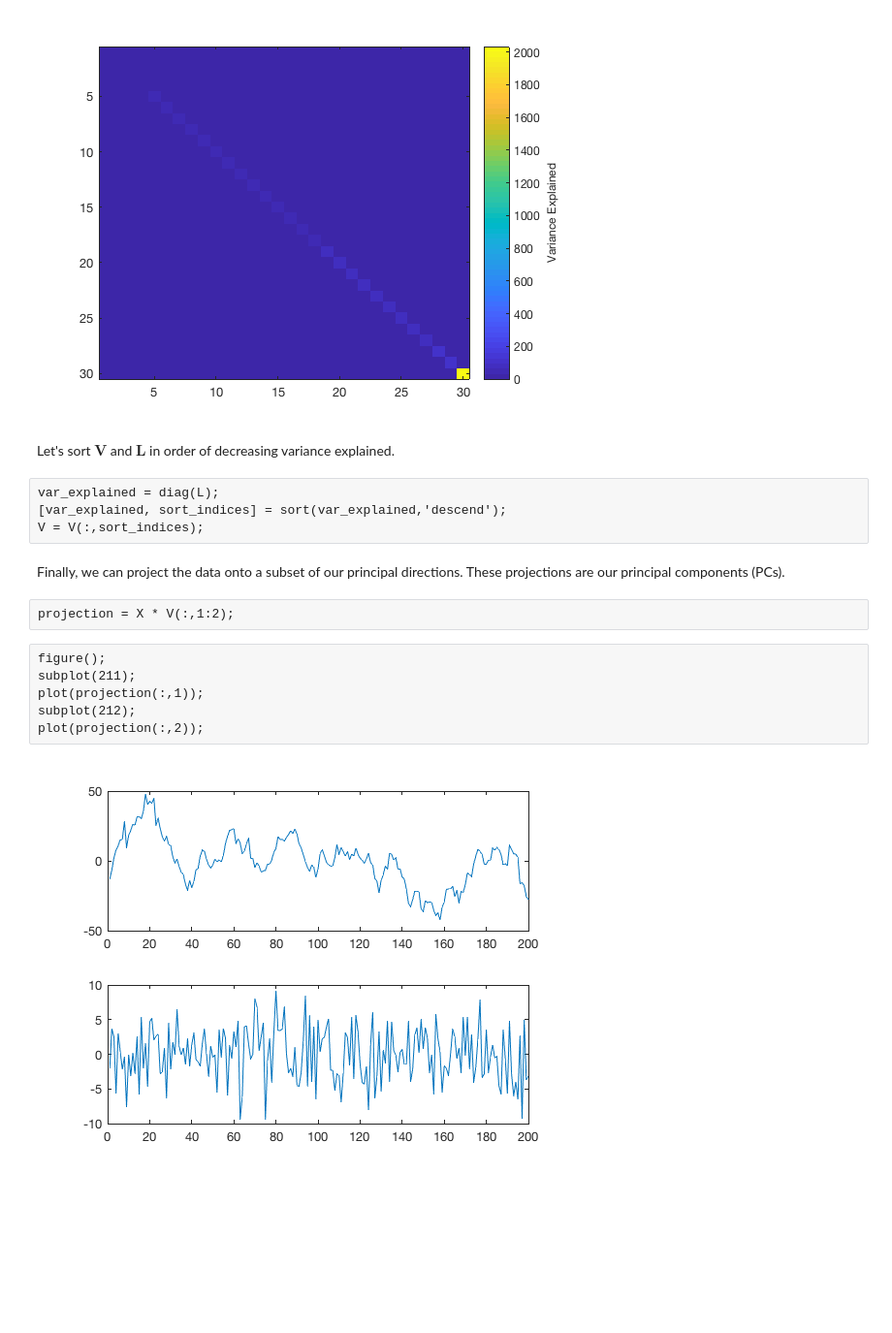
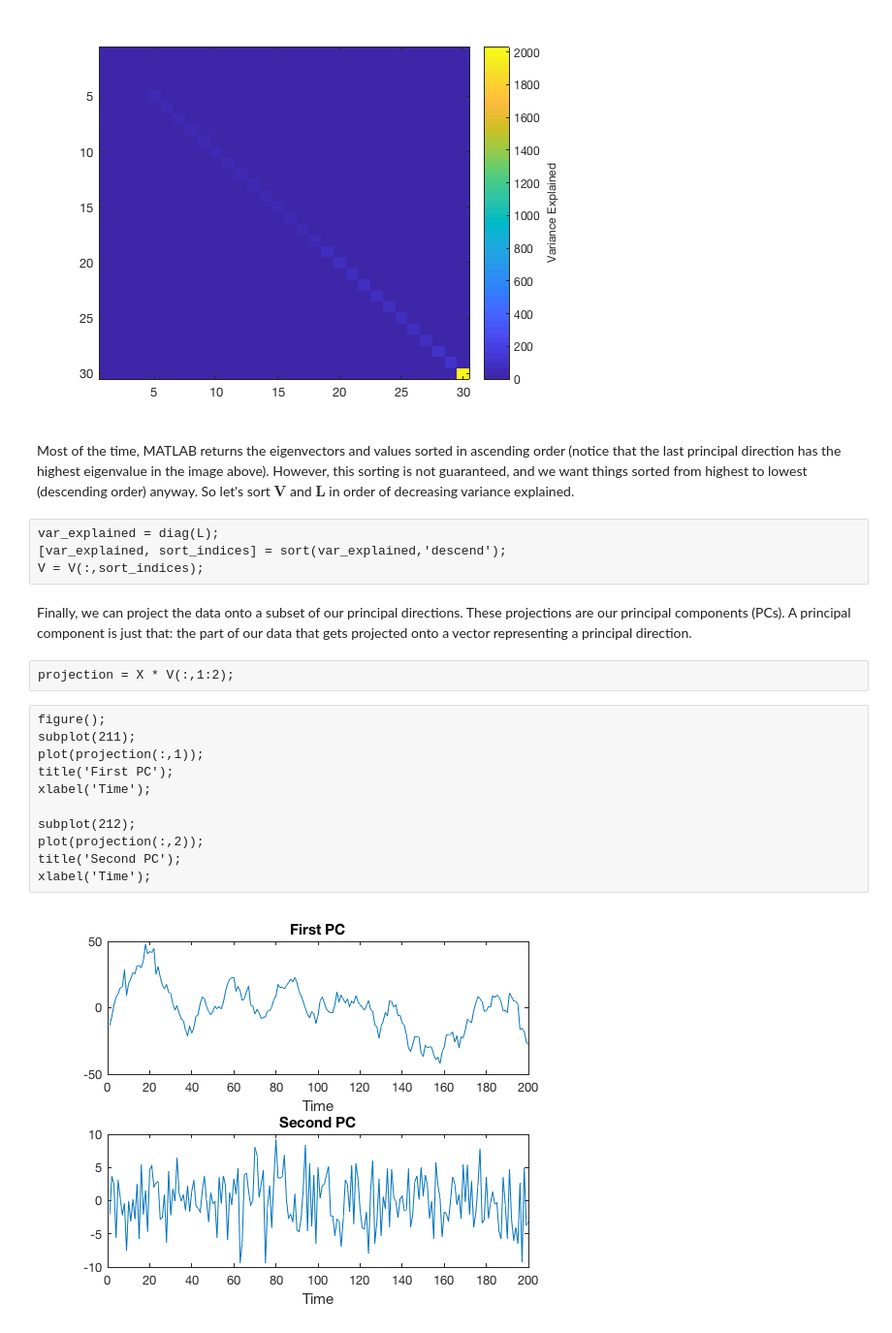
Before and after one commit to eshedmargalit/cn_preschool, a Jupyter notebook: cbb_fascicles/m3_PCA/notebooks/PCA_SVD.ipynb, the cells around one changed output. Shown: that part at 97% size. Saved outputs shown, nothing was run; the diff lists cells and outputs as text; blank space fills up the shorter version.

```diff
--- a/cbb_fascicles/m3_PCA/notebooks/PCA_SVD.ipynb
+++ b/cbb_fascicles/m3_PCA/notebooks/PCA_SVD.ipynb
@@ -130,24 +135,29 @@ cb = colorbar();
 ylabel(cb, 'Variance Explained');
 # %% [output]
 [figure]
-# %% [markdown]
-Let's sort $\mathbf{V}$ and $\mathbf{L}$ in order of decreasing variance explained.
+# %% [markdown]
+Most of the time, MATLAB returns the eigenvectors and values sorted in ascending order (notice that the last principal direction has the highest eigenvalue in the image above). However, this sorting is not guaranteed, and we want things sorted from highest to lowest (descending order) anyway. So let's sort $\mathbf{V}$ and $\mathbf{L}$ in order of decreasing variance explained.
 # %%
 var_explained = diag(L);
 [var_explained, sort_indices] = sort(var_explained,'descend');
 V = V(:,sort_indices);
 # %% [markdown]
-Finally, we can project the data onto a subset of our principal directions. These projections are our principal components (PCs).
+Finally, we can project the data onto a subset of our principal directions. These projections are our principal components (PCs). A principal component is just that: the part of our data that gets projected onto a vector representing a principal direction.
 # %%
 projection = X * V(:,1:2);
 # %%
 figure();
 subplot(211);
 plot(projection(:,1));
+title('First PC');
+xlabel('Time');
+
 subplot(212);
 plot(projection(:,2));
+title('Second PC');
+xlabel('Time');
 # %% [output]
-[figure, old version]
+[figure, new version]
 # %% [markdown]
 # Option 2: The SVD Way
 
```
Also changed, not shown: parts of 15 cells of this notebook.
